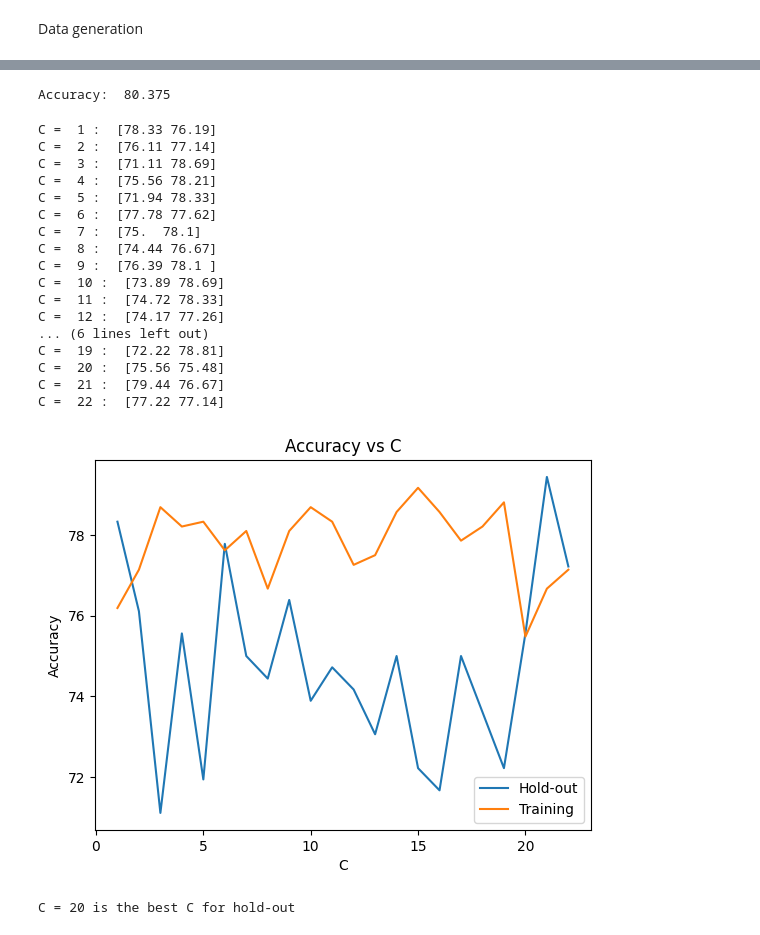
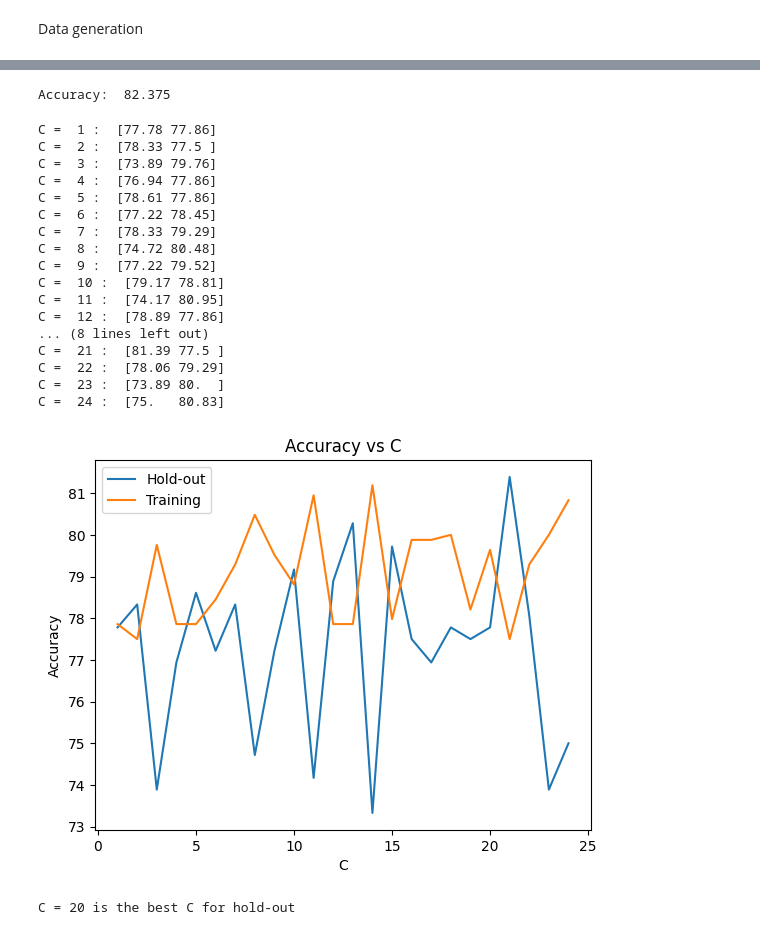
Before and after one commit to DarkWake9/EE5610, a Jupyter notebook: Assignment 1 part III.ipynb, the cells around one changed output, grey strips where cells are left out. Cells and saved outputs as stored; diff of their text form; code cells hidden in the pictures.

```diff
--- a/Assignment 1 part III.ipynb
+++ b/Assignment 1 part III.ipynb
@@ -57,7 +57,7 @@ def soft_margin_SVM_fit(X, Y, C=1.0):
     d = X.shape[1] # d dimensions
 
 
-    kernel = lambda params: 0.5*np.linalg.norm(params[:-1])**2 + C * np.sum(np.maximum(0, 1 - Y * (np.matmul(X, params[:-1]) - params[-1])))
+    kernel = lambda params: np.linalg.norm(params[:-1])**2 + C * np.sum(np.maximum(0, 1 - Y * (np.matmul(X, params[:-1]) - params[-1])))
 
     return sco.minimize(kernel, np.zeros(d+1))
 # %%
@@ -86,7 +111,7 @@ accuracy = np.count_nonzero(Y_pred == Y_test) / Y_test.shape[0]
 
 print('Accuracy: ', accuracy*100)
 # %% [output]
-Accuracy:  80.375
+Accuracy:  82.375
 # %%
 hold_out_rho = 0.3
 C = 5
@@ -116,38 +141,38 @@ def outCVSVM(X, Y, C, n_rep, hold_out_rho):
     return np.round([np.mean(hold_out_accuracy)*100, np.mean(train_accuracy)*100], 2)
 # %%
 aaa = []
-for C in range(1, 23):
+for C in range(1, 25):
     svmout = outCVSVM(X_train, Y_train, C, n_rep, hold_out_rho)
     print("C = ", C, ": ", svmout)
     aaa.append(svmout)
 # %% [output]
-C =  1 :  [78.33 76.19]
-C =  2 :  [76.11 77.14]
-C =  3 :  [71.11 78.69]
-C =  4 :  [75.56 78.21]
-C =  5 :  [71.94 78.33]
-C =  6 :  [77.78 77.62]
-C =  7 :  [75.  78.1]
-C =  8 :  [74.44 76.67]
-C =  9 :  [76.39 78.1 ]
-C =  10 :  [73.89 78.69]
-C =  11 :  [74.72 78.33]
-C =  12 :  [74.17 77.26]
-... (6 lines left out)
-C =  19 :  [72.22 78.81]
-C =  20 :  [75.56 75.48]
-C =  21 :  [79.44 76.67]
-C =  22 :  [77.22 77.14]
+C =  1 :  [77.78 77.86]
+C =  2 :  [78.33 77.5 ]
+C =  3 :  [73.89 79.76]
+C =  4 :  [76.94 77.86]
+C =  5 :  [78.61 77.86]
+C =  6 :  [77.22 78.45]
+C =  7 :  [78.33 79.29]
+C =  8 :  [74.72 80.48]
+C =  9 :  [77.22 79.52]
+C =  10 :  [79.17 78.81]
+C =  11 :  [74.17 80.95]
+C =  12 :  [78.89 77.86]
+... (8 lines left out)
+C =  21 :  [81.39 77.5 ]
+C =  22 :  [78.06 79.29]
+C =  23 :  [73.89 80.  ]
+C =  24 :  [75.   80.83]
 # %%
-plt.plot(range(1, 23), [x[0] for x in aaa], label="Hold-out")
-plt.plot(range(1, 23), [x[1] for x in aaa], label="Training")
+plt.plot(range(1, 25), [x[0] for x in aaa], label="Hold-out")
+plt.plot(range(1, 25), [x[1] for x in aaa], label="Training")
 plt.xlabel("C")
 plt.ylabel("Accuracy")
 plt.title("Accuracy vs C")
 plt.legend()
 plt.show()
 # %% [output]
-[figure, old version]
+[figure, new version]
 # %%
 C_best = np.argmax([x[0] for x in aaa])
 print('C =', C_best, 'is the best C for hold-out')
```
Also changed, not shown: parts of 13 cells of this notebook, 1 other file.
